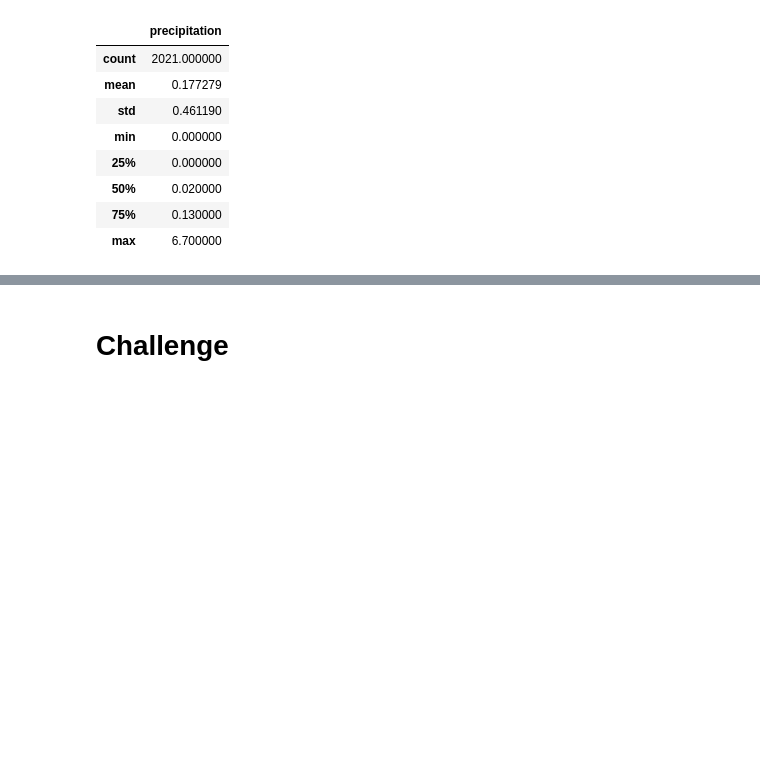
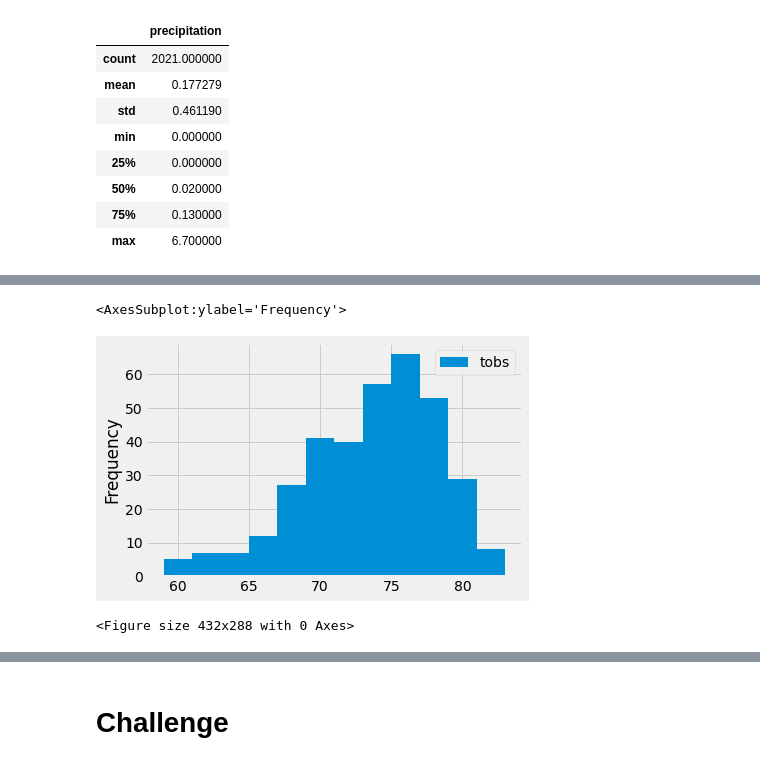
Before and after one commit to macosta2015/Roadmap, a Jupyter notebook: climate_analysis.ipynb, the cells around one changed output, grey strips where cells are left out. Saved outputs shown, nothing was run; the diff lists cells and outputs as text; code cells hidden in the pictures; blank space fills up the shorter version.

```diff
--- a/climate_analysis.ipynb
+++ b/climate_analysis.ipynb
@@ -126,3 +156,6 @@ df.describe()
 # %%
 # Choose the station with the highest number of temperature observations.
 # Query the last 12 months of temperature observation data for this station and plot the results as a histogram
+results = session.query(Measurement.tobs).\
+filter(Measurement.station == 'USC00519281').\
+filter(Measurement.date >= prev_year).all()
@@ -128,0 +166,5 @@ df.describe()
+# %%
+#The data above is not easy to read. What we are going to do is convert into a DataFrame
+#By converting it into a DataFrame it will be easier to read later on
+df = pd.DataFrame(results, columns=['tobs'])
+print(df)
@@ -128,0 +186,9 @@ df.describe()
+# %%
+df.plot.hist(bins=12)
+# %% [output]
+<AxesSubplot:ylabel='Frequency'>
+[figure, added]
+# %%
+plt.tight_layout()
+# %% [output]
+<Figure size 432x288 with 0 Axes>
```
Also changed, not shown: parts of 7 cells of this notebook.
